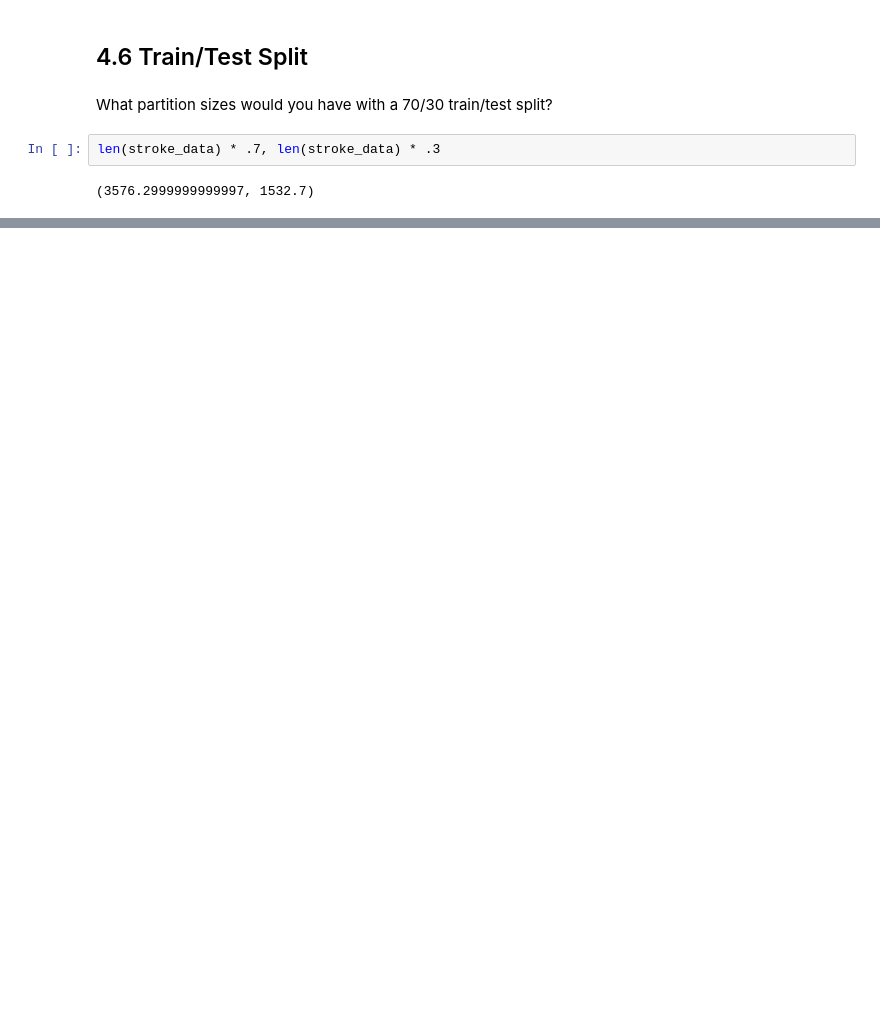
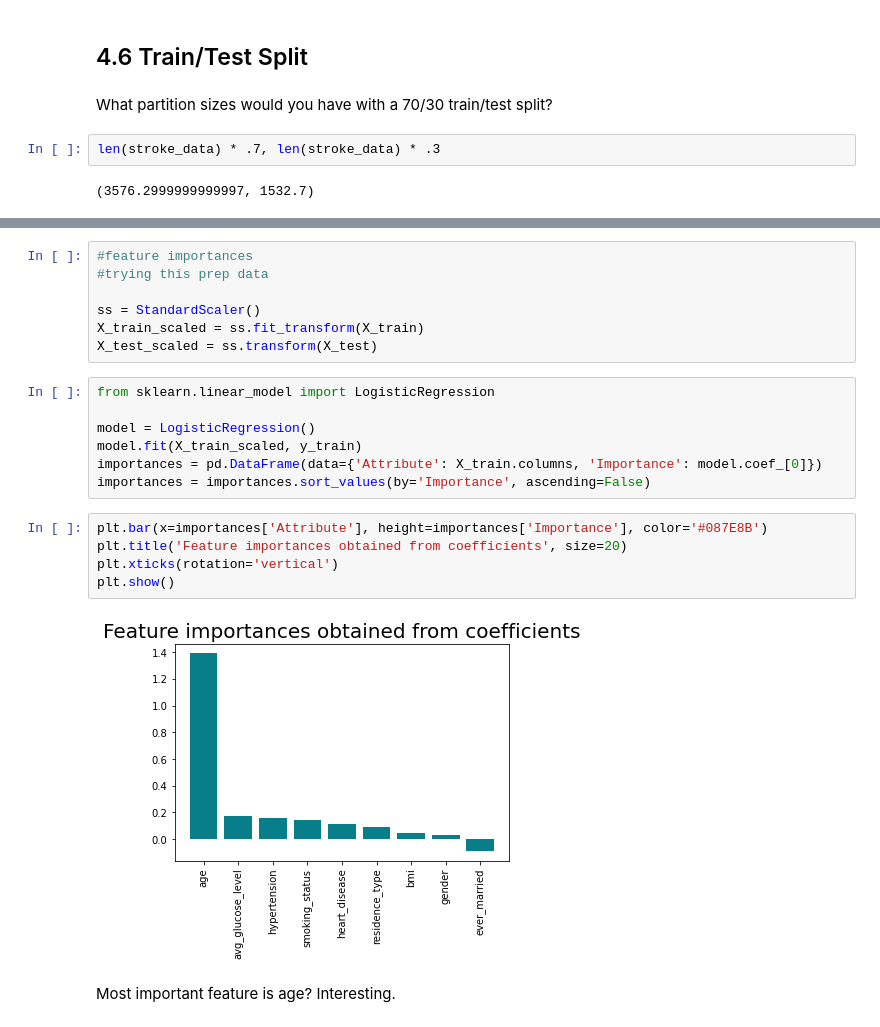
Before and after one commit to FayD21/Capstone-2-Stroke-Prediction, a Jupyter notebook: Notebooks/Stroke_preprocessing_and_training.ipynb, the cells around one changed output, grey strips where cells are left out. Cells and saved outputs as stored; diff of their text form; blank space fills up the shorter version.

Commit message:
Added feature importances

```diff
--- a/Notebooks/Stroke_preprocessing_and_training.ipynb
+++ b/Notebooks/Stroke_preprocessing_and_training.ipynb
@@ -140,3 +168,27 @@ y_train.shape, y_test.shape
+# %%
+#feature importances
+#trying this prep data
+
+ss = StandardScaler()
+X_train_scaled = ss.fit_transform(X_train)
+X_test_scaled = ss.transform(X_test)
+# %%
+from sklearn.linear_model import LogisticRegression
+
+model = LogisticRegression()
+model.fit(X_train_scaled, y_train)
+importances = pd.DataFrame(data={'Attribute': X_train.columns, 'Importance': model.coef_[0]})
+importances = importances.sort_values(by='Importance', ascending=False)
+# %%
+plt.bar(x=importances['Attribute'], height=importances['Importance'], color='#087E8B')
+plt.title('Feature importances obtained from coefficients', size=20)
+plt.xticks(rotation='vertical')
+plt.show()
+# %% [output]
+[figure, added]
+# %% [markdown]
+Most important feature is age?
+Interesting.
 # %%
 #Save the 'Name', 'state', and 'Region' columns from the train/test data into
 #names_train and names_test
```
Also changed, not shown: parts of 224 cells of this notebook, 1 other file.
